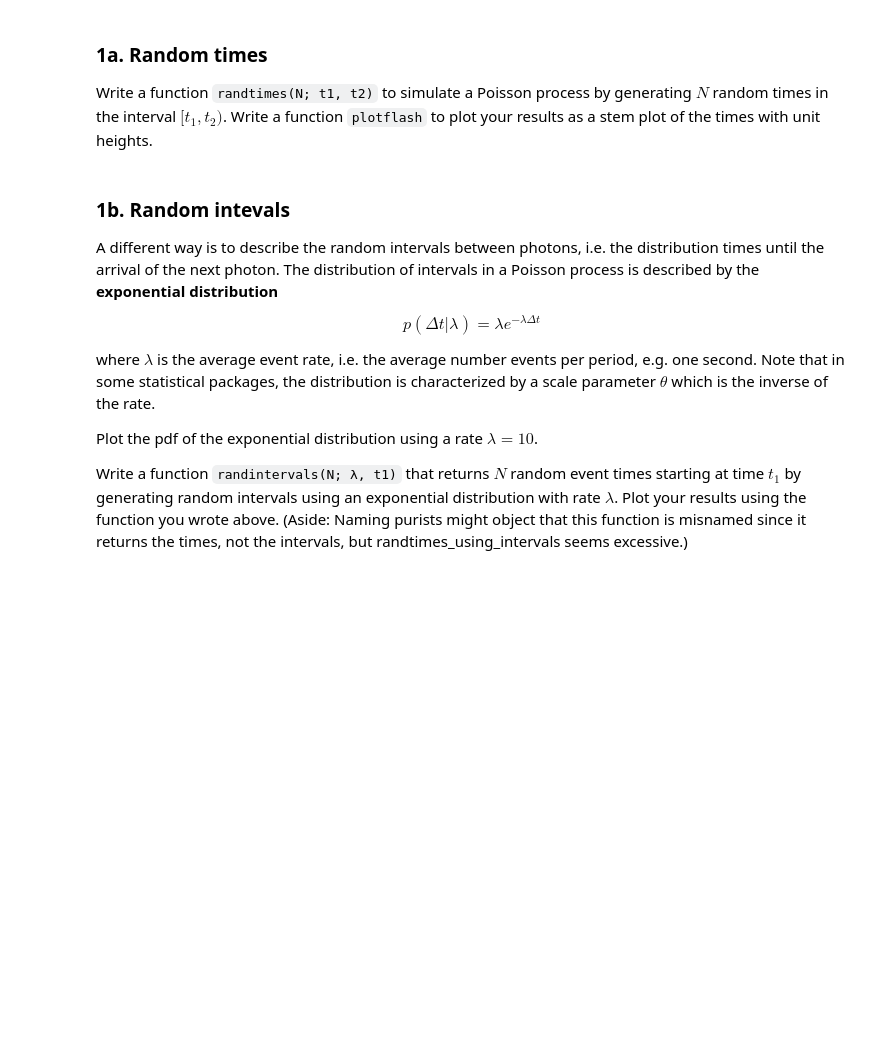
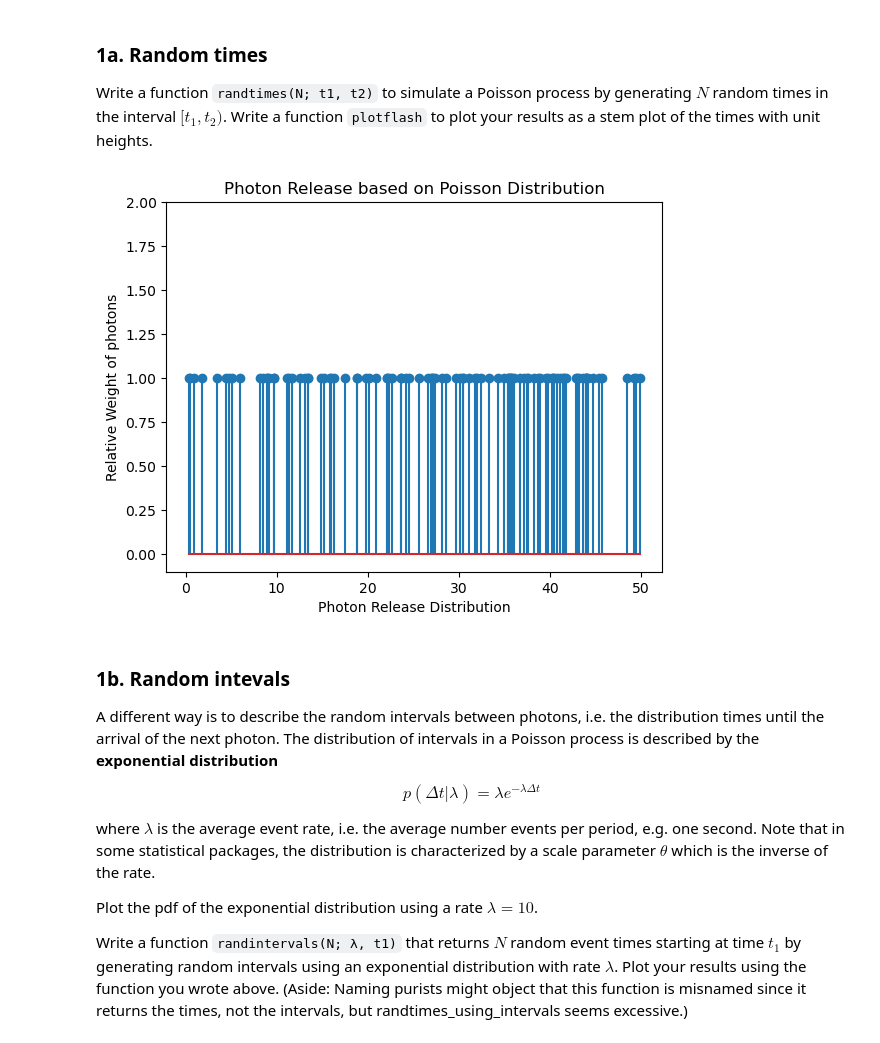
Before and after one commit to sakinkirti/CSDS364, a Jupyter notebook: A2b/A2b_sak207.ipynb, the cells around one changed output. Drawn from its saved outputs; the diff is of its cells as text; code cells hidden in the pictures; blank space fills up the shorter version.

```diff
--- a/A2b/A2b_sak207.ipynb
+++ b/A2b/A2b_sak207.ipynb
@@ -44,6 +50,28 @@ We will simulate a stream of photons with a Poisson process, which can be modele
 ### 1a. Random times
 
 Write a function `randtimes(N; t1, t2)` to simulate a Poisson process by generating $N$ random times in the interval $[t_1, t_2)$.  Write a function `plotflash` to plot your results as a stem plot of the times with unit heights.
+# %%
+def randtimes(N:int=100, t1:float=0, t2:float=1):
+    return np.random.uniform(t1, t2, N)
+# %%
+def plotflash(T:np.array, title:str="Photon Release based on Poisson Distribution", xlim:list=[None, None]):
+    # unit heights
+    ones = np.ones(shape=len(T))
+
+    # plot
+    plt.stem(T, ones)
+    if xlim[0] is not None:
+        plt.xlim(xlim)
+    plt.xlabel("Photon Release Distribution")
+    plt.ylim([-0.1, 2])
+    plt.ylabel("Relative Weight of photons")
+    plt.title(title)
+    plt.show()
+# %%
+T = randtimes(t1=0, t2=50)
+plotflash(T)
+# %% [output]
+[figure, added]
 # %% [markdown]
 ### 1b. Random intevals
 
```
Also changed, not shown: parts of 24 cells of this notebook, 1 other file.
